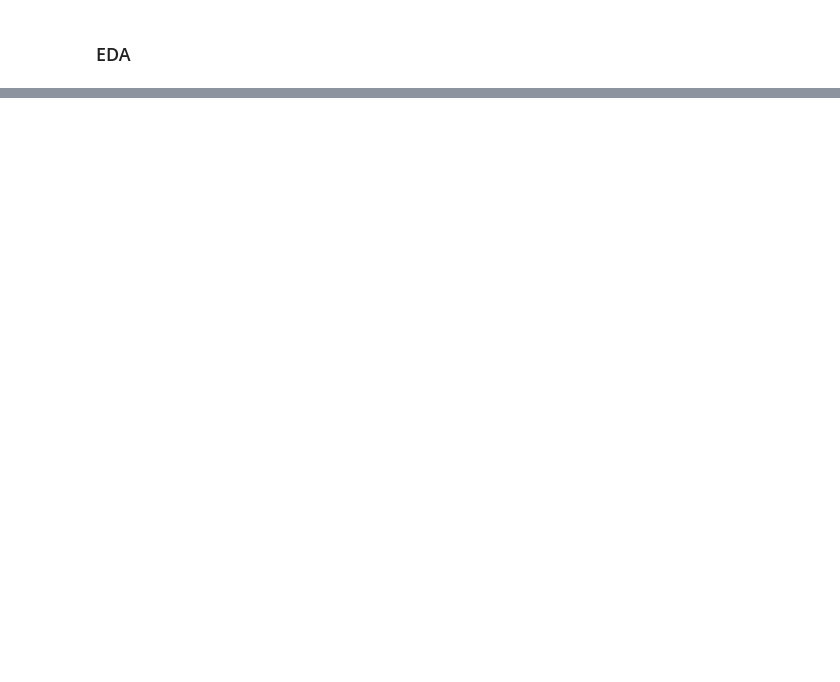
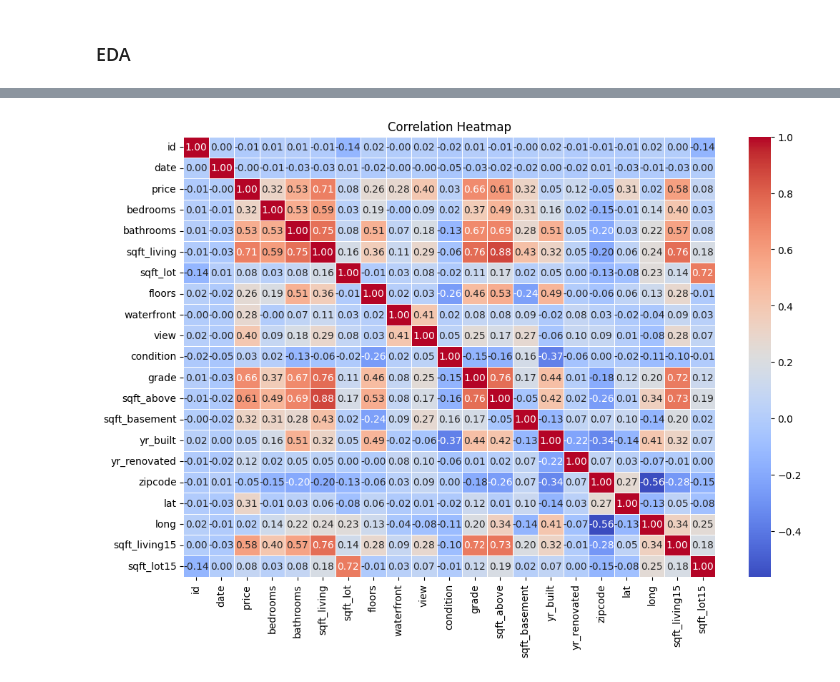
Before and after one commit to ShamlaA/Phase-2-Group-17-Project, a Jupyter notebook: Work_in_Progress/Zenah.ipynb, the cells around one changed output, grey strips where cells are left out. Cells and saved outputs as stored; diff of their text form; code cells hidden in the pictures; blank space fills up the shorter version.

```diff
--- a/Work_in_Progress/Zenah.ipynb
+++ b/Work_in_Progress/Zenah.ipynb
@@ -56,6 +62,9 @@ We begin by fixing datatypes. The date column is an object datatype, perhaps it
 #converting date datatype
 df['date'] = pd.to_datetime(df['date'])
 
+#converting sqft_basement datatype
+df['sqft_basement'] = pd.to_numeric(df['sqft_basement'], errors='coerce')
+
 df.info()
 # %% [output]
 <class 'pandas.core.frame.DataFrame'>
@@ -123,0 +178,5 @@ dtype: int64
+# %%
+df = df.drop(df[df.bedrooms == 33].index)
+df = df.drop(df[df.bathrooms == 0].index)
+
+df.describe()
@@ -145,2 +199,2 @@ We can see that there are several columns in the dataset that are duplicated. We
 # %%
-df = df.drop_duplicates(['id'], keep='last', inplace = True)
+#df = df.drop_duplicates(['id'], keep='last', inplace = True)
@@ -153,0 +223,10 @@ AttributeError: 'NoneType' object has no attribute 'duplicated'
+# %%
+#Drop the 'price' column to investigate our features
+features = df.drop('price', axis=1)
+correlation_matrix = df.corr()
+plt.figure(figsize=(12, 8))
+sns.heatmap(correlation_matrix, annot=True, cmap='coolwarm', fmt='.2f', linewidths=0.5)
+plt.title('Correlation Heatmap')
+plt.show();
+# %% [output]
+[figure, added]
```
Also changed, not shown: parts of 33 cells of this notebook.
